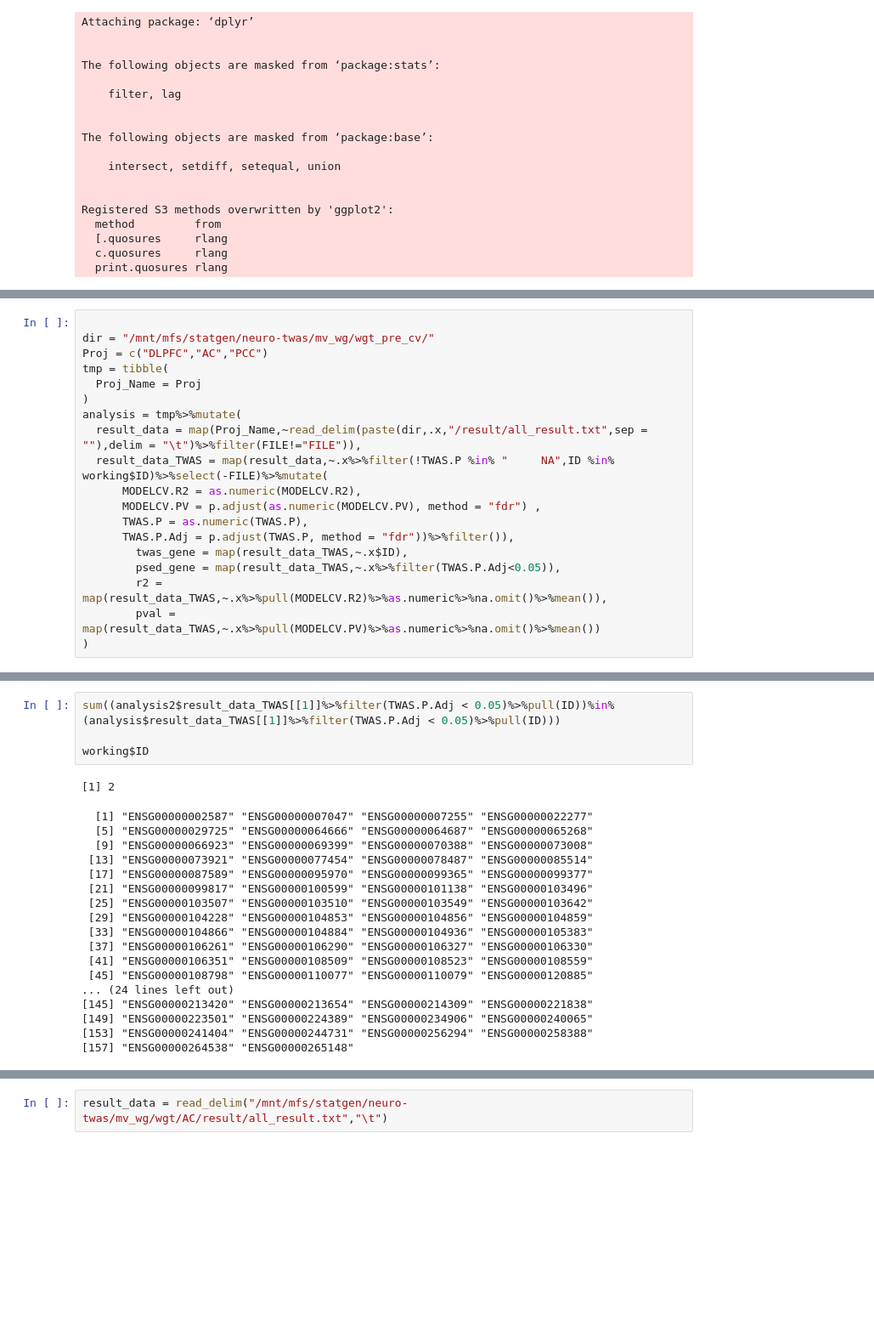
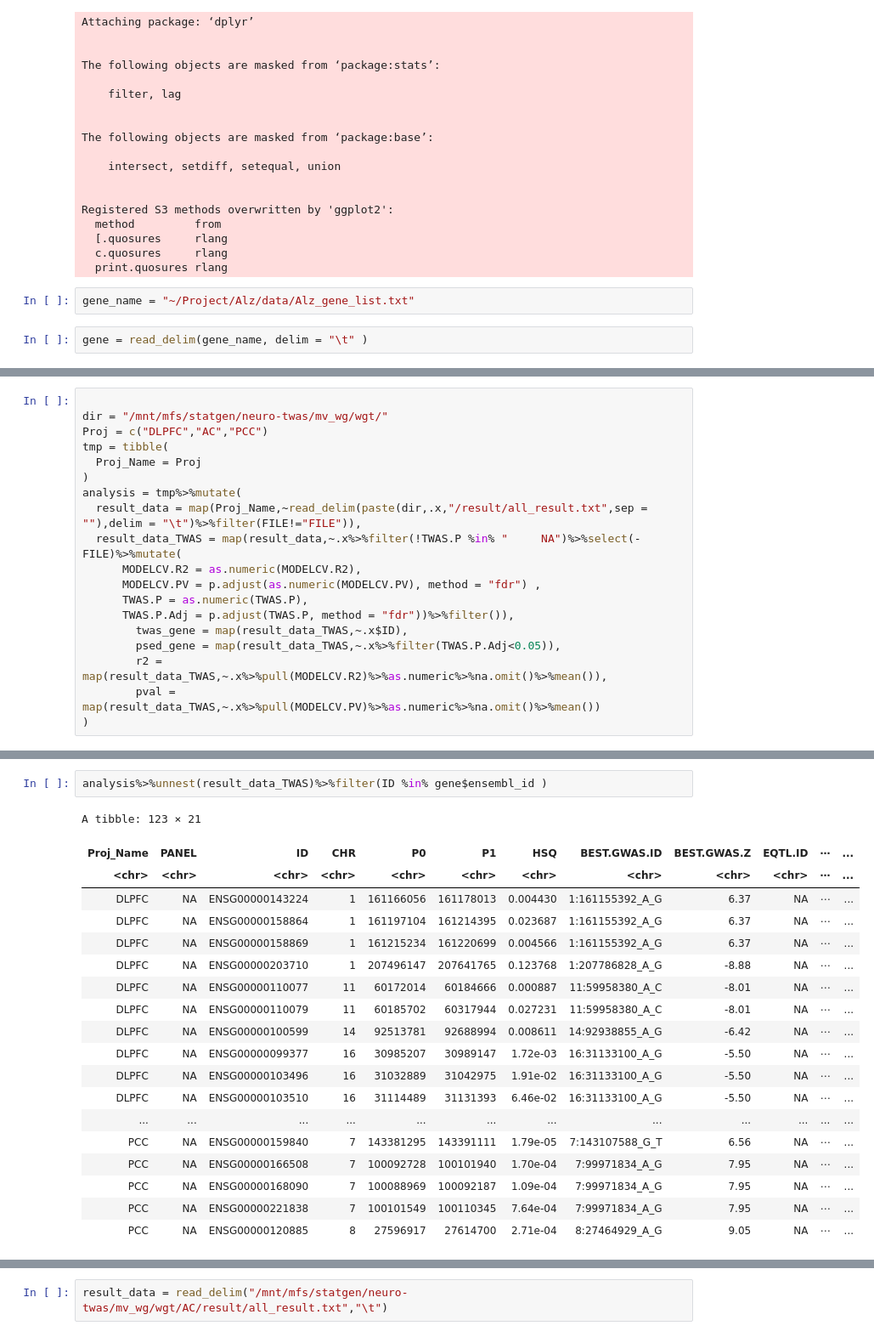
Before and after one commit to gaow/neuro-twas, a Jupyter notebook: archive/Whole_Genome_TWAS.ipynb, the cells around one changed output, grey strips where cells are left out. Shown at 85% size. Cells and saved outputs as stored; diff of their text form; blank space fills up the shorter version.

```diff
--- a/archive/Whole_Genome_TWAS.ipynb
+++ b/archive/Whole_Genome_TWAS.ipynb
@@ -307,3 +307,7 @@ Registered S3 methods overwritten by 'ggplot2':
   [.quosures     rlang
   c.quosures     rlang
   print.quosures rlang
+# %%
+gene_name = "~/Project/Alz/data/Alz_gene_list.txt"
+# %%
+gene = read_delim(gene_name, delim = "\t" )
@@ -310,13 +343,13 @@ Registered S3 methods overwritten by 'ggplot2':
 # %%
 
-dir = "/mnt/mfs/statgen/neuro-twas/mv_wg/wgt_pre_cv/"
+dir = "/mnt/mfs/statgen/neuro-twas/mv_wg/wgt/"
 Proj = c("DLPFC","AC","PCC")
 tmp = tibble(
   Proj_Name = Proj
 )
 analysis = tmp%>%mutate(
   result_data = map(Proj_Name,~read_delim(paste(dir,.x,"/result/all_result.txt",sep = ""),delim = "\t")%>%filter(FILE!="FILE")),
-  result_data_TWAS = map(result_data,~.x%>%filter(!TWAS.P %in% "     NA",ID %in% working$ID)%>%select(-FILE)%>%mutate(
+  result_data_TWAS = map(result_data,~.x%>%filter(!TWAS.P %in% "     NA")%>%select(-FILE)%>%mutate(
       MODELCV.R2 = as.numeric(MODELCV.R2),
       MODELCV.PV = p.adjust(as.numeric(MODELCV.PV), method = "fdr") ,
       TWAS.P = as.numeric(TWAS.P),
@@ -347,24 +383,23 @@ Warning message:
-# %%
-sum((analysis2$result_data_TWAS[[1]]%>%filter(TWAS.P.Adj < 0.05)%>%pull(ID))%in%(analysis$result_data_TWAS[[1]]%>%filter(TWAS.P.Adj < 0.05)%>%pull(ID)))
-
-working$ID
-# %% [output]
-[1] 2
-  [1] "ENSG00000002587" "ENSG00000007047" "ENSG00000007255" "ENSG00000022277"
-  [5] "ENSG00000029725" "ENSG00000064666" "ENSG00000064687" "ENSG00000065268"
-  [9] "ENSG00000066923" "ENSG00000069399" "ENSG00000070388" "ENSG00000073008"
- [13] "ENSG00000073921" "ENSG00000077454" "ENSG00000078487" "ENSG00000085514"
- [17] "ENSG00000087589" "ENSG00000095970" "ENSG00000099365" "ENSG00000099377"
- [21] "ENSG00000099817" "ENSG00000100599" "ENSG00000101138" "ENSG00000103496"
- [25] "ENSG00000103507" "ENSG00000103510" "ENSG00000103549" "ENSG00000103642"
- [29] "ENSG00000104228" "ENSG00000104853" "ENSG00000104856" "ENSG00000104859"
- [33] "ENSG00000104866" "ENSG00000104884" "ENSG00000104936" "ENSG00000105383"
- [37] "ENSG00000106261" "ENSG00000106290" "ENSG00000106327" "ENSG00000106330"
- [41] "ENSG00000106351" "ENSG00000108509" "ENSG00000108523" "ENSG00000108559"
- [45] "ENSG00000108798" "ENSG00000110077" "ENSG00000110079" "ENSG00000120885"
-... (24 lines left out)
-[145] "ENSG00000213420" "ENSG00000213654" "ENSG00000214309" "ENSG00000221838"
-[149] "ENSG00000223501" "ENSG00000224389" "ENSG00000234906" "ENSG00000240065"
-[153] "ENSG00000241404" "ENSG00000244731" "ENSG00000256294" "ENSG00000258388"
-[157] "ENSG00000264538" "ENSG00000265148"
+# %%
+analysis%>%unnest(result_data_TWAS)%>%filter(ID %in% gene$ensembl_id )
+# %% [output]
+A tibble: 123 × 21
+| Proj_Name | PANEL | ID | CHR | P0 | P1 | HSQ | BEST.GWAS.ID | BEST.GWAS.Z | EQTL.ID | ⋯ | ... |
+| <chr> | <chr> | <chr> | <chr> | <chr> | <chr> | <chr> | <chr> | <chr> | <chr> | ⋯ | ... |
+| DLPFC | NA | ENSG00000143224 | 1 | 161166056 | 161178013 | 0.004430 | 1:161155392_A_G | 6.37 | NA | ⋯ | ... |
+| DLPFC | NA | ENSG00000158864 | 1 | 161197104 | 161214395 | 0.023687 | 1:161155392_A_G | 6.37 | NA | ⋯ | ... |
+| DLPFC | NA | ENSG00000158869 | 1 | 161215234 | 161220699 | 0.004566 | 1:161155392_A_G | 6.37 | NA | ⋯ | ... |
+| DLPFC | NA | ENSG00000203710 | 1 | 207496147 | 207641765 | 0.123768 | 1:207786828_A_G | -8.88 | NA | ⋯ | ... |
+| DLPFC | NA | ENSG00000110077 | 11 | 60172014 | 60184666 | 0.000887 | 11:59958380_A_C | -8.01 | NA | ⋯ | ... |
+| DLPFC | NA | ENSG00000110079 | 11 | 60185702 | 60317944 | 0.027231 | 11:59958380_A_C | -8.01 | NA | ⋯ | ... |
+| DLPFC | NA | ENSG00000100599 | 14 | 92513781 | 92688994 | 0.008611 | 14:92938855_A_G | -6.42 | NA | ⋯ | ... |
+| DLPFC | NA | ENSG00000099377 | 16 | 30985207 | 30989147 | 1.72e-03 | 16:31133100_A_G | -5.50 | NA | ⋯ | ... |
+| DLPFC | NA | ENSG00000103496 | 16 | 31032889 | 31042975 | 1.91e-02 | 16:31133100_A_G | -5.50 | NA | ⋯ | ... |
+| DLPFC | NA | ENSG00000103510 | 16 | 31114489 | 31131393 | 6.46e-02 | 16:31133100_A_G | -5.50 | NA | ⋯ | ... |
+| ... | ... | ... | ... | ... | ... | ... | ... | ... | ... | ... | ... |
+| PCC | NA | ENSG00000159840 | 7 | 143381295 | 143391111 | 1.79e-05 | 7:143107588_G_T | 6.56 | NA | ⋯ | ... |
+| PCC | NA | ENSG00000166508 | 7 | 100092728 | 100101940 | 1.70e-04 | 7:99971834_A_G | 7.95 | NA | ⋯ | ... |
+| PCC | NA | ENSG00000168090 | 7 | 100088969 | 100092187 | 1.09e-04 | 7:99971834_A_G | 7.95 | NA | ⋯ | ... |
+| PCC | NA | ENSG00000221838 | 7 | 100101549 | 100110345 | 7.64e-04 | 7:99971834_A_G | 7.95 | NA | ⋯ | ... |
+| PCC | NA | ENSG00000120885 | 8 | 27596917 | 27614700 | 2.71e-04 | 8:27464929_A_G | 9.05 | NA | ⋯ | ... |
 # %%
```
Also changed, not shown: parts of 7 cells of this notebook, 10 other files.
